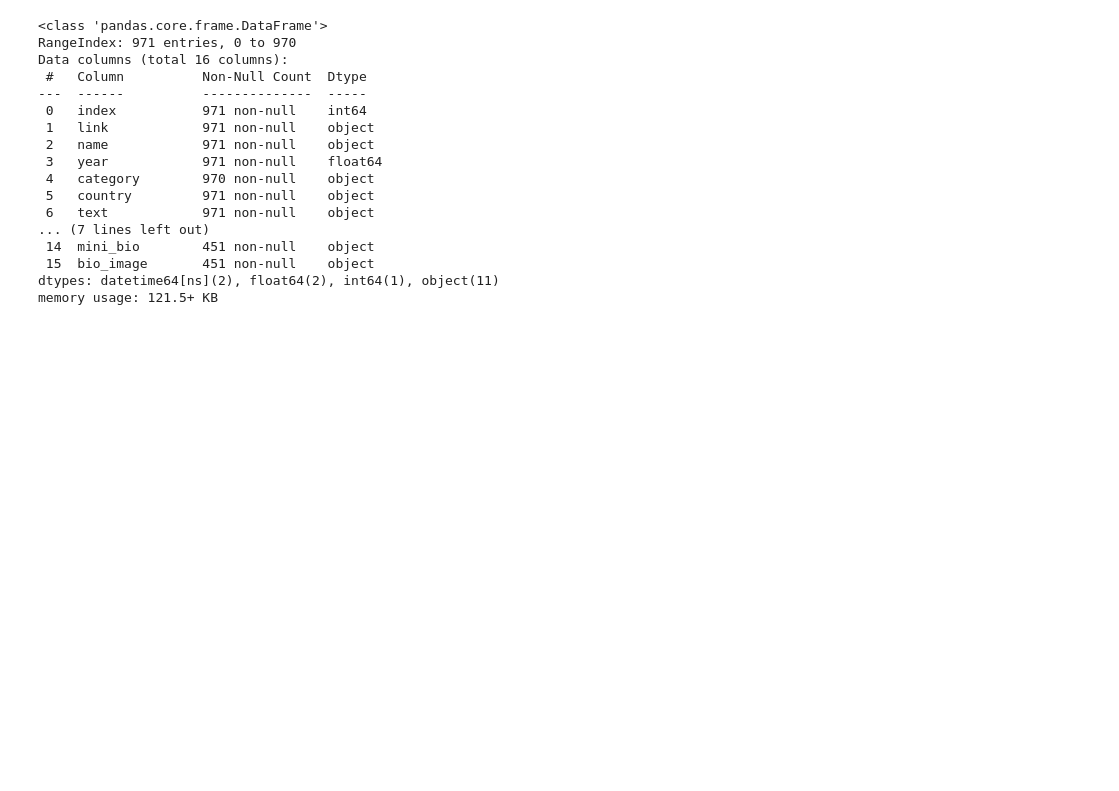
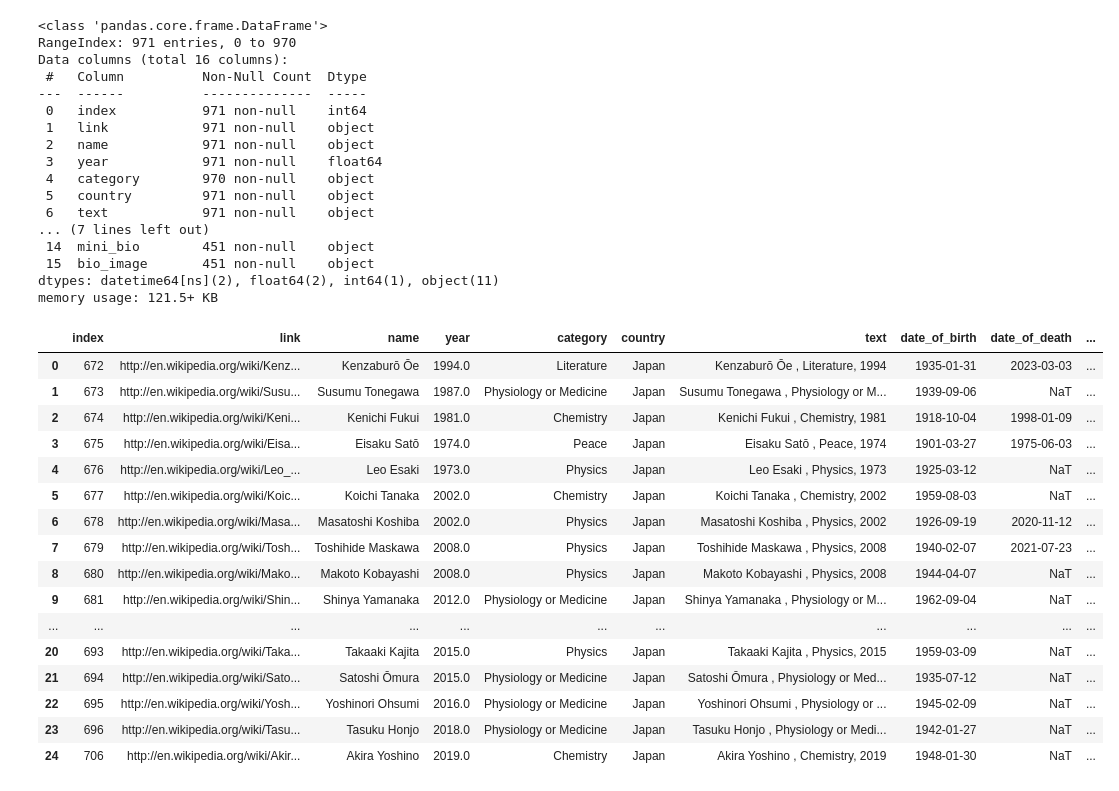
Before and after one commit to FilipeOrfao/data_visualization_with_python_and_javascript, a Jupyter notebook: 009_/main.ipynb, the cells around one changed output. Cells and saved outputs as stored; diff of their text form; code cells hidden in the pictures; blank space fills up the shorter version.

```diff
--- a/009_/main.ipynb
+++ b/009_/main.ipynb
@@ -971,3 +969,23 @@ Data columns (total 16 columns):
  15  bio_image       451 non-null    object
 dtypes: datetime64[ns](2), float64(2), int64(1), object(11)
 memory usage: 121.5+ KB
+# %%
+pd.read_sql_query("SELECT * FROM winners WHERE country='Japan'", engine)
+# %% [output]
+|  | index | link | name | year | category | country | text | date_of_birth | date_of_death | ... |
+| 0 | 672 | http://en.wikipedia.org/wiki/Kenz... | Kenzaburō Ōe | 1994.0 | Literature | Japan | Kenzaburō Ōe , Literature, 1994 | 1935-01-31 | 2023-03-03 | ... |
+| 1 | 673 | http://en.wikipedia.org/wiki/Susu... | Susumu Tonegawa | 1987.0 | Physiology or Medicine | Japan | Susumu Tonegawa , Physiology or M... | 1939-09-06 | NaT | ... |
+| 2 | 674 | http://en.wikipedia.org/wiki/Keni... | Kenichi Fukui | 1981.0 | Chemistry | Japan | Kenichi Fukui , Chemistry, 1981 | 1918-10-04 | 1998-01-09 | ... |
+| 3 | 675 | http://en.wikipedia.org/wiki/Eisa... | Eisaku Satō | 1974.0 | Peace | Japan | Eisaku Satō , Peace, 1974 | 1901-03-27 | 1975-06-03 | ... |
+| 4 | 676 | http://en.wikipedia.org/wiki/Leo_... | Leo Esaki | 1973.0 | Physics | Japan | Leo Esaki , Physics, 1973 | 1925-03-12 | NaT | ... |
+| 5 | 677 | http://en.wikipedia.org/wiki/Koic... | Koichi Tanaka | 2002.0 | Chemistry | Japan | Koichi Tanaka , Chemistry, 2002 | 1959-08-03 | NaT | ... |
+| 6 | 678 | http://en.wikipedia.org/wiki/Masa... | Masatoshi Koshiba | 2002.0 | Physics | Japan | Masatoshi Koshiba , Physics, 2002 | 1926-09-19 | 2020-11-12 | ... |
+| 7 | 679 | http://en.wikipedia.org/wiki/Tosh... | Toshihide Maskawa | 2008.0 | Physics | Japan | Toshihide Maskawa , Physics, 2008 | 1940-02-07 | 2021-07-23 | ... |
+| 8 | 680 | http://en.wikipedia.org/wiki/Mako... | Makoto Kobayashi | 2008.0 | Physics | Japan | Makoto Kobayashi , Physics, 2008 | 1944-04-07 | NaT | ... |
+| 9 | 681 | http://en.wikipedia.org/wiki/Shin... | Shinya Yamanaka | 2012.0 | Physiology or Medicine | Japan | Shinya Yamanaka , Physiology or M... | 1962-09-04 | NaT | ... |
+| ... | ... | ... | ... | ... | ... | ... | ... | ... | ... | ... |
+| 20 | 693 | http://en.wikipedia.org/wiki/Taka... | Takaaki Kajita | 2015.0 | Physics | Japan | Takaaki Kajita , Physics, 2015 | 1959-03-09 | NaT | ... |
+| 21 | 694 | http://en.wikipedia.org/wiki/Sato... | Satoshi Ōmura | 2015.0 | Physiology or Medicine | Japan | Satoshi Ōmura , Physiology or Med... | 1935-07-12 | NaT | ... |
+| 22 | 695 | http://en.wikipedia.org/wiki/Yosh... | Yoshinori Ohsumi | 2016.0 | Physiology or Medicine | Japan | Yoshinori Ohsumi , Physiology or ... | 1945-02-09 | NaT | ... |
+| 23 | 696 | http://en.wikipedia.org/wiki/Tasu... | Tasuku Honjo | 2018.0 | Physiology or Medicine | Japan | Tasuku Honjo , Physiology or Medi... | 1942-01-27 | NaT | ... |
+| 24 | 706 | http://en.wikipedia.org/wiki/Akir... | Akira Yoshino | 2019.0 | Chemistry | Japan | Akira Yoshino , Chemistry, 2019 | 1948-01-30 | NaT | ... |
```
Also changed, not shown: parts of 2 cells of this notebook, 4 other files.
